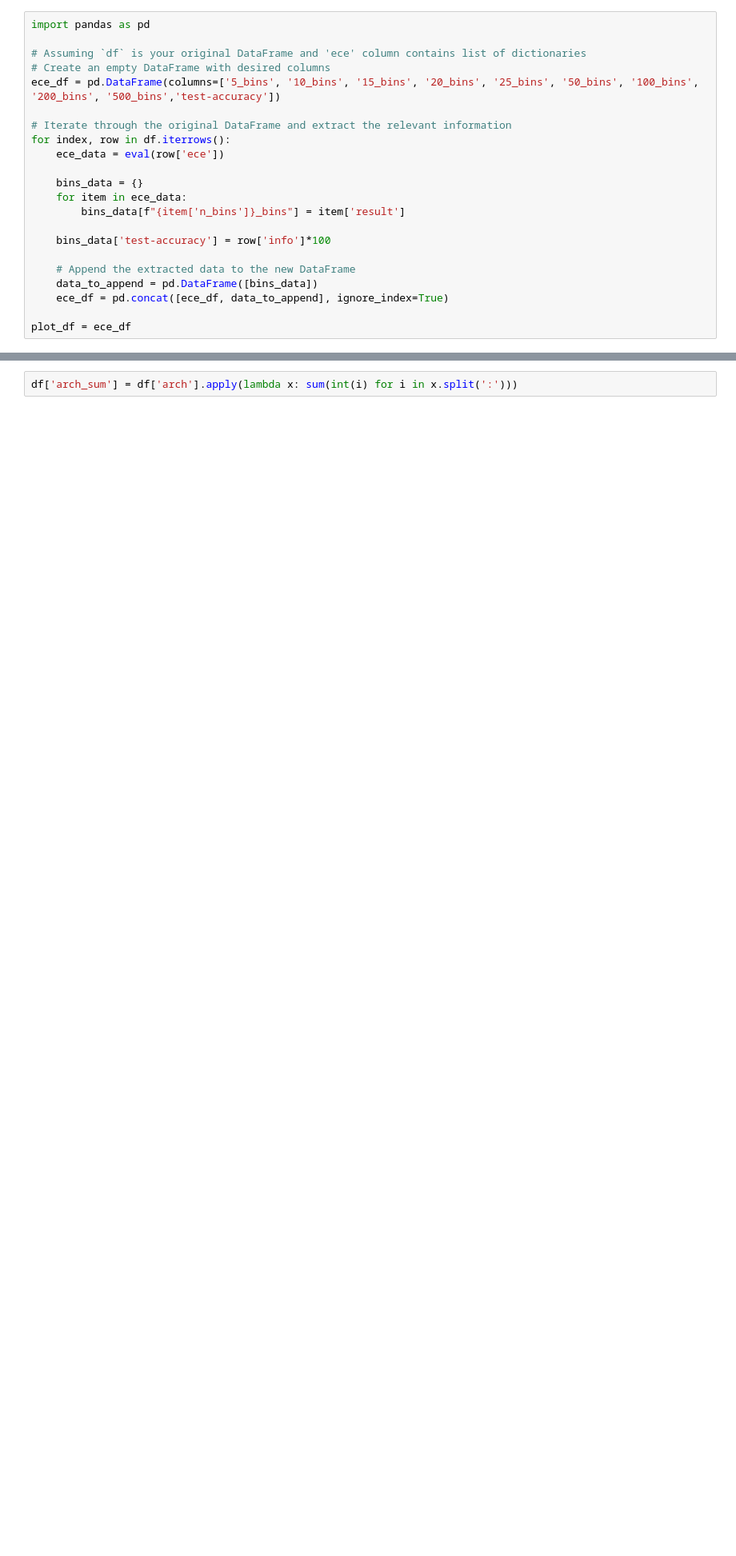
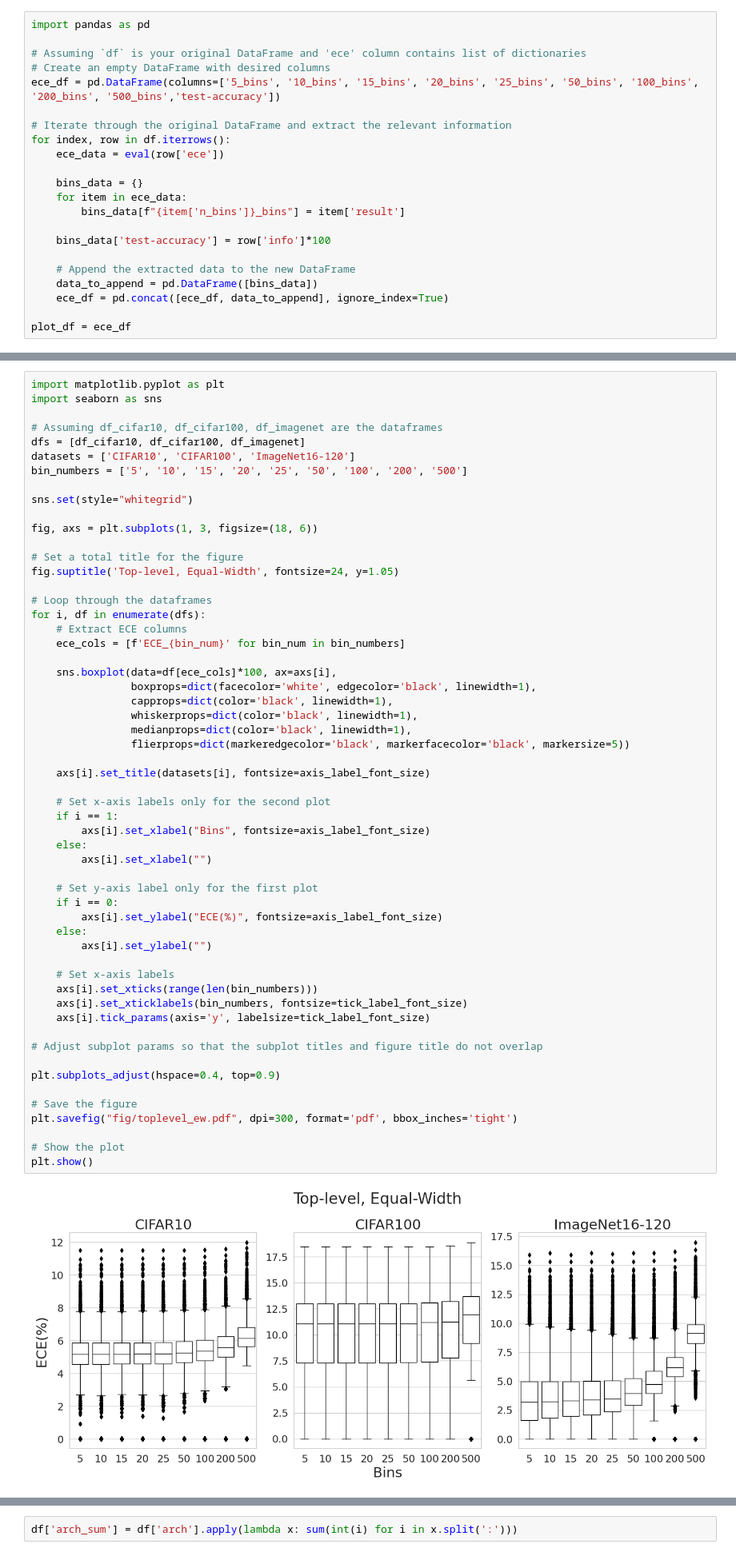
Before and after one commit to johnnyzyn/project_calibration, a Jupyter notebook: graphing.ipynb, the cells around one changed output, grey strips where cells are left out. Shown at 80% size. Drawn from its saved outputs; the diff is of its cells as text; blank space fills up the shorter version.

```diff
--- a/graphing.ipynb
+++ b/graphing.ipynb
@@ -194,0 +171,58 @@ plt.show()
+# %%
+import matplotlib.pyplot as plt
+import seaborn as sns
+
+# Assuming df_cifar10, df_cifar100, df_imagenet are the dataframes
+dfs = [df_cifar10, df_cifar100, df_imagenet]
+datasets = ['CIFAR10', 'CIFAR100', 'ImageNet16-120']
+bin_numbers = ['5', '10', '15', '20', '25', '50', '100', '200', '500']
+
+sns.set(style="whitegrid")
+
+fig, axs = plt.subplots(1, 3, figsize=(18, 6))
+
+# Set a total title for the figure
+fig.suptitle('Top-level, Equal-Width', fontsize=24, y=1.05)
+
+# Loop through the dataframes
+for i, df in enumerate(dfs):
+    # Extract ECE columns
+    ece_cols = [f'ECE_{bin_num}' for bin_num in bin_numbers]
+
+    sns.boxplot(data=df[ece_cols]*100, ax=axs[i],
+                boxprops=dict(facecolor='white', edgecolor='black', linewidth=1),
+                capprops=dict(color='black', linewidth=1),
+                whiskerprops=dict(color='black', linewidth=1),
+                medianprops=dict(color='black', linewidth=1),
+                flierprops=dict(markeredgecolor='black', markerfacecolor='black', markersize=5))
+
+    axs[i].set_title(datasets[i], fontsize=axis_label_font_size)
+
+    # Set x-axis labels only for the second plot
+    if i == 1:
+        axs[i].set_xlabel("Bins", fontsize=axis_label_font_size)
+    else:
+        axs[i].set_xlabel("")
+
+    # Set y-axis label only for the first plot
+    if i == 0:
+        axs[i].set_ylabel("ECE(%)", fontsize=axis_label_font_size)
+    else:
+        axs[i].set_ylabel("")
+
+    # Set x-axis labels
+    axs[i].set_xticks(range(len(bin_numbers)))
+    axs[i].set_xticklabels(bin_numbers, fontsize=tick_label_font_size)
+    axs[i].tick_params(axis='y', labelsize=tick_label_font_size)
+
+# Adjust subplot params so that the subplot titles and figure title do not overlap
+
+plt.subplots_adjust(hspace=0.4, top=0.9)
+
+# Save the figure
+plt.savefig("fig/toplevel_ew.pdf", dpi=300, format='pdf', bbox_inches='tight')
+
+# Show the plot
+plt.show()
+# %% [output]
+[figure, added]
```
Also changed, not shown: parts of 25 cells of this notebook, 7 other files.
